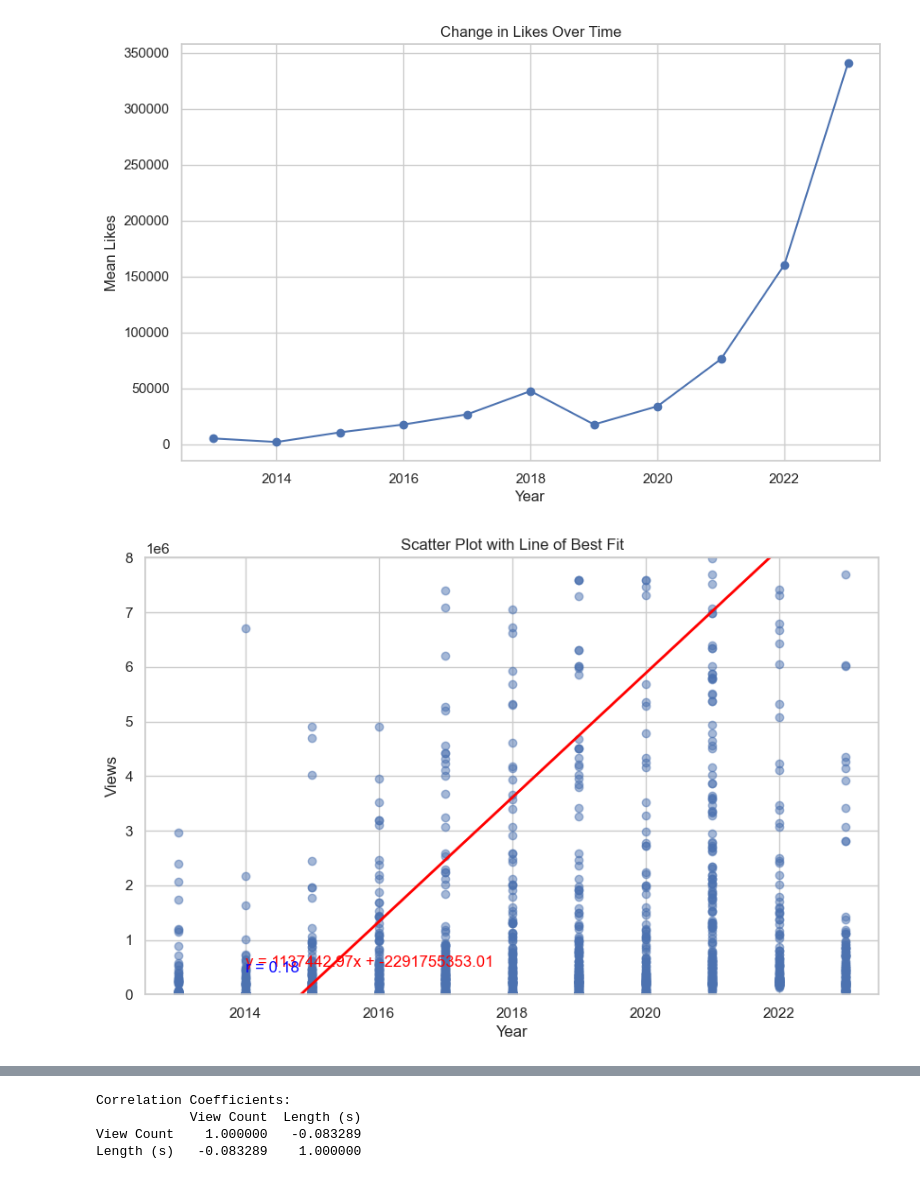
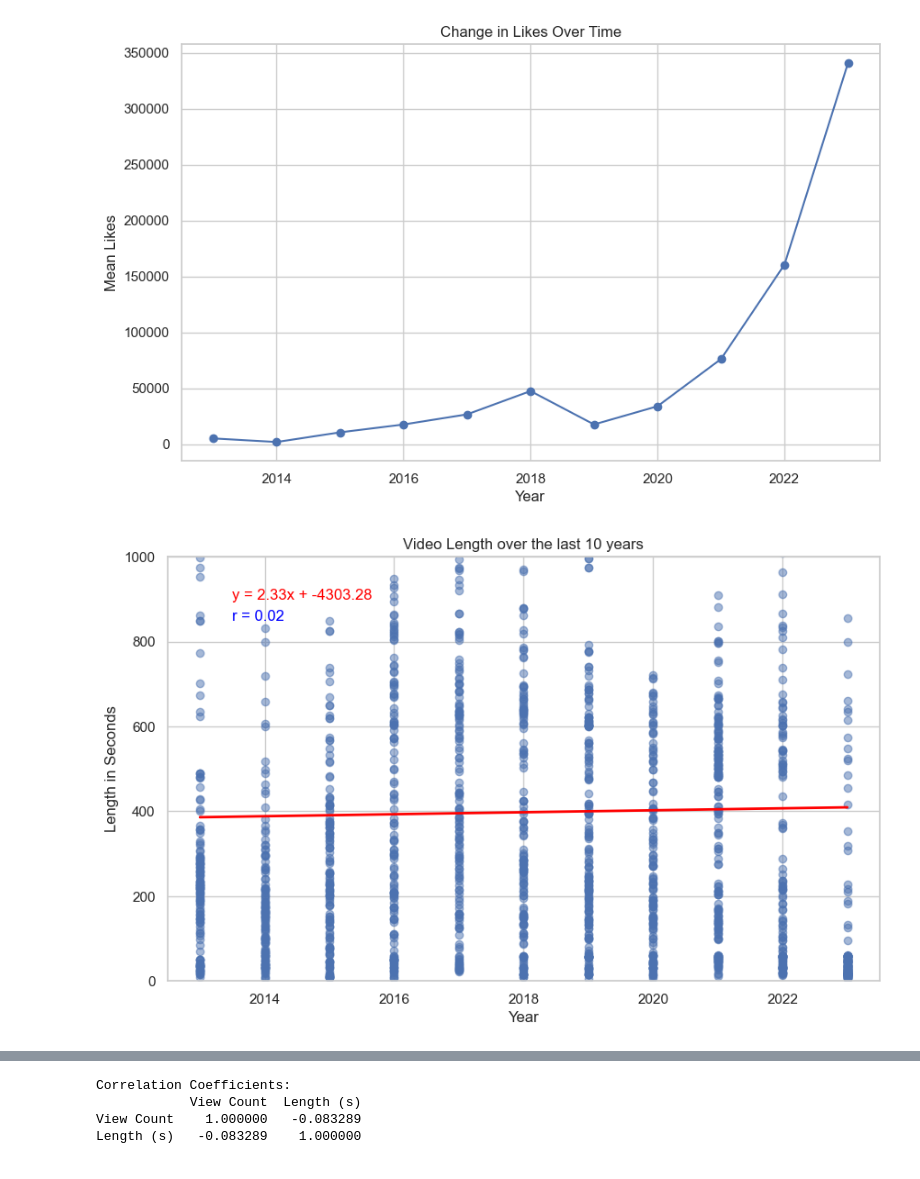
Before and after one commit to C-Duke0/Project-one, a Jupyter notebook: Data_with_likes/Data_sorting.ipynb, the cells around one changed output, grey strips where cells are left out. Cells and saved outputs as stored; diff of their text form; code cells hidden in the pictures.

Commit message:
added more visualization

```diff
--- a/Data_with_likes/Data_sorting.ipynb
+++ b/Data_with_likes/Data_sorting.ipynb
@@ -248,37 +248,110 @@ import matplotlib.pyplot as plt
 from sklearn.linear_model import LinearRegression
 from scipy.stats import pearsonr
 
-# Scatter plot of all data points
+# Scatter plot of all data points year vs length
+plt.figure(figsize=(10, 6))
+plt.scatter(data_df_length['Year'], data_df_length['Length (s)'], marker='o', alpha=0.5)
+
+# Perform linear regression
+X = data_df_length['Year'].values.reshape(-1, 1)
+y = data_df_length['Length (s)'].values
+model = LinearRegression()
+model.fit(X, y)
+
+# Calculate the correlation coefficient (r value)
+r, _ = pearsonr(data_df_length['Year'], data_df_length['Length (s)'])
+
+# Plot the line of best fit
+plt.plot(data_df_length['Year'], model.predict(X), color='red', linewidth=2)
+
+# Add labels and title
+plt.xlabel('Year')
+plt.ylabel('Length in Seconds')
+plt.title('Video Length over the last 10 years')
+
+# Set y-axis limit to 2 million
+plt.ylim(0, 1000)
+
+# Annotate the line of best fit with its equation and r value
+equation = f'y = {model.coef_[0]:.2f}x + {model.intercept_:.2f}'
+r_text = f'r = {r:.2f}'
+plt.text(2013.5, 900, equation, color='red', fontsize=12)
+plt.text(2013.5, 850, r_text, color='blue', fontsize=12)
+
+# Show the plot
+plt.show()
+
+
+
+
+# Scatter plot of all data points year vs views
 plt.figure(figsize=(10, 6))
 plt.scatter(data_df_length['Year'], data_df_length['View Count'], marker='o', alpha=0.5)
 
 # Perform linear regression
 X = data_df_length['Year'].values.reshape(-1, 1)
 y = data_df_length['View Count'].values
 model = LinearRegression()
 model.fit(X, y)
 
 # Calculate the correlation coefficient (r value)
 r, _ = pearsonr(data_df_length['Year'], data_df_length['View Count'])
 
 # Plot the line of best fit
 plt.plot(data_df_length['Year'], model.predict(X), color='red', linewidth=2)
 
 # Add labels and title
 plt.xlabel('Year')
 plt.ylabel('Views')
-plt.title('Scatter Plot with Line of Best Fit')
+plt.title('View Count over the last 10 years')
 
 # Set y-axis limit to 2 million
-plt.ylim(0, 8e6)
+plt.ylim(0, 1.2e7)
 
 # Annotate the line of best fit with its equation and r value
 equation = f'y = {model.coef_[0]:.2f}x + {model.intercept_:.2f}'
 r_text = f'r = {r:.2f}'
-plt.text(2014, 0.5e6, equation, color='red', fontsize=12)
-plt.text(2014, 0.4e6, r_text, color='blue', fontsize=12)
+plt.text(2013.5, 6e6, equation, color='red', fontsize=12)
+plt.text(2013.5, 5.5e6, r_text, color='blue', fontsize=12)
 
 # Show the plot
 plt.show()
+
+
+
+
+
+# Scatter plot of all data points year vs likes
+plt.figure(figsize=(10, 6))
+plt.scatter(data_df_length['Year'], data_df_length['Likes'], marker='o', alpha=0.5)
+
+# Perform linear regression
+X = data_df_length['Year'].values.reshape(-1, 1)
+y = data_df_length['Likes'].values
+model = LinearRegression()
+model.fit(X, y)
+
+# Calculate the correlation coefficient (r value)
+r, _ = pearsonr(data_df_length['Year'], data_df_length['Likes'])
+
+# Plot the line of best fit
+plt.plot(data_df_length['Year'], model.predict(X), color='red', linewidth=2)
+
+# Add labels and title
+plt.xlabel('Year')
+plt.ylabel('Likes')
+plt.title('Likes over the last 10 years')
+
+# Set y-axis limit to 2 million
+plt.ylim(0, 1250000)
+
+# Annotate the line of best fit with its equation and r value
+equation = f'y = {model.coef_[0]:.2f}x + {model.intercept_:.2f}'
+r_text = f'r = {r:.2f}'
+plt.text(2013.5, 1e6, equation, color='red', fontsize=12)
+plt.text(2013.5, .9e6, r_text, color='blue', fontsize=12)
+
+# Show the plot
+plt.show()
 # %% [output]
-[figure, old version]
+[figure, new version]
```
Also changed, not shown: parts of 2 cells of this notebook.
